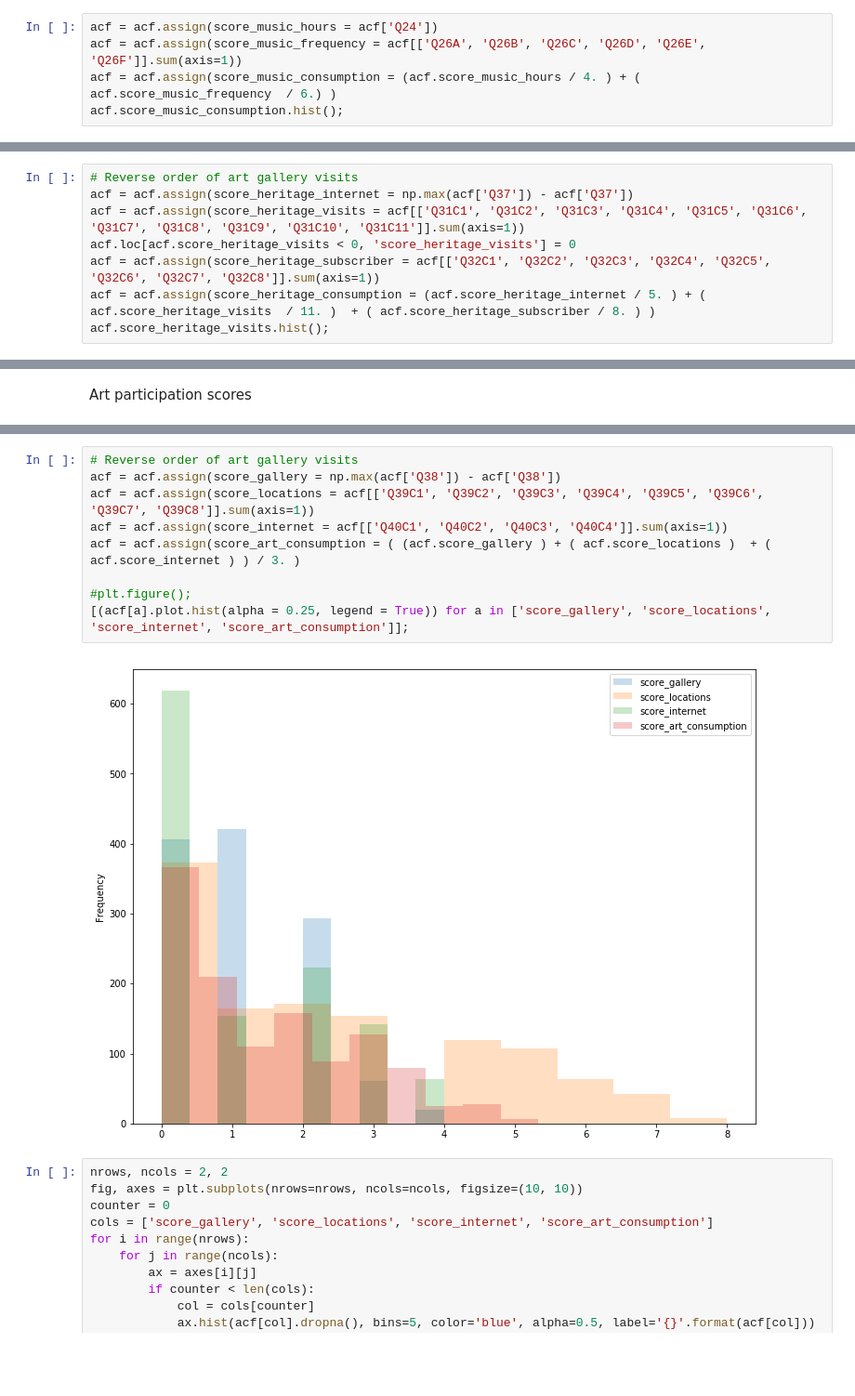
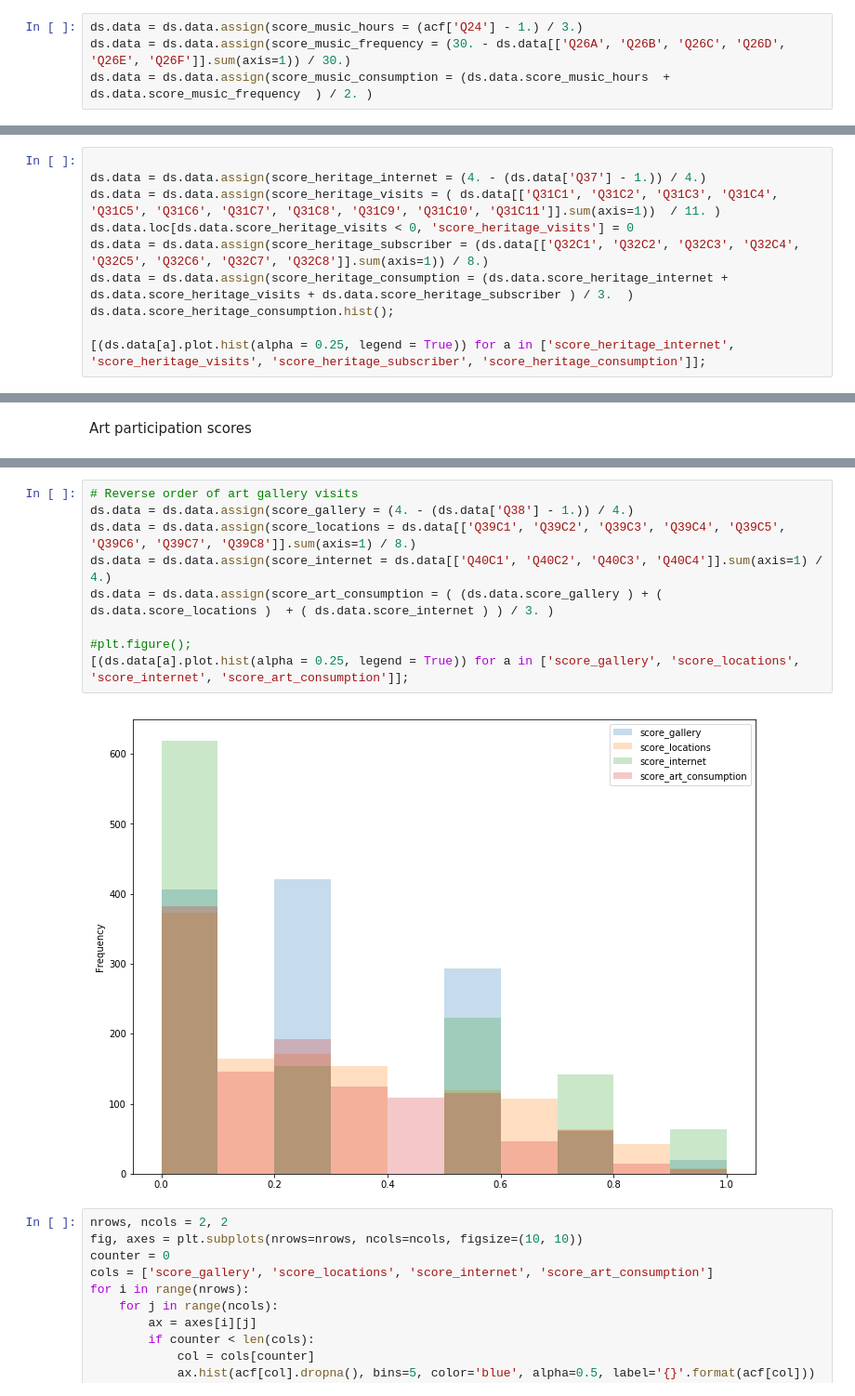
Before and after one commit to liammagee/data-analytics, a Jupyter notebook: ACF.ipynb, the cells around one changed output, grey strips where cells are left out. Shown at 93% size. Cells and saved outputs as stored; diff of their text form; blank space fills up the shorter version.

```diff
--- a/ACF.ipynb
+++ b/ACF.ipynb
@@ -50,7 +52,6 @@ acf = ds.data
 # %% [markdown]
 Music participation scores
 # %%
-acf = acf.assign(score_music_hours = acf['Q24'])
-acf = acf.assign(score_music_frequency = acf[['Q26A', 'Q26B', 'Q26C', 'Q26D', 'Q26E', 'Q26F']].sum(axis=1))
-acf = acf.assign(score_music_consumption = (acf.score_music_hours / 4. ) + ( acf.score_music_frequency  / 6.) )
-acf.score_music_consumption.hist();
+ds.data = ds.data.assign(score_music_hours = (acf['Q24'] - 1.) / 3.)
+ds.data = ds.data.assign(score_music_frequency = (30. - ds.data[['Q26A', 'Q26B', 'Q26C', 'Q26D', 'Q26E', 'Q26F']].sum(axis=1)) / 30.)
+ds.data = ds.data.assign(score_music_consumption = (ds.data.score_music_hours  + ds.data.score_music_frequency  ) / 2. )
@@ -81,9 +82,11 @@ Heritage participation scores
 # %%
-# Reverse order of art gallery visits
-acf = acf.assign(score_heritage_internet = np.max(acf['Q37']) - acf['Q37'])
-acf = acf.assign(score_heritage_visits = acf[['Q31C1', 'Q31C2', 'Q31C3', 'Q31C4', 'Q31C5', 'Q31C6', 'Q31C7', 'Q31C8', 'Q31C9', 'Q31C10', 'Q31C11']].sum(axis=1))
-acf.loc[acf.score_heritage_visits < 0, 'score_heritage_visits'] = 0
-acf = acf.assign(score_heritage_subscriber = acf[['Q32C1', 'Q32C2', 'Q32C3', 'Q32C4', 'Q32C5', 'Q32C6', 'Q32C7', 'Q32C8']].sum(axis=1))
-acf = acf.assign(score_heritage_consumption = (acf.score_heritage_internet / 5. ) + ( acf.score_heritage_visits  / 11. )  + ( acf.score_heritage_subscriber / 8. ) )
-acf.score_heritage_visits.hist();
+
+ds.data = ds.data.assign(score_heritage_internet = (4. - (ds.data['Q37'] - 1.)) / 4.)
+ds.data = ds.data.assign(score_heritage_visits = ( ds.data[['Q31C1', 'Q31C2', 'Q31C3', 'Q31C4', 'Q31C5', 'Q31C6', 'Q31C7', 'Q31C8', 'Q31C9', 'Q31C10', 'Q31C11']].sum(axis=1))  / 11. )
+ds.data.loc[ds.data.score_heritage_visits < 0, 'score_heritage_visits'] = 0
+ds.data = ds.data.assign(score_heritage_subscriber = (ds.data[['Q32C1', 'Q32C2', 'Q32C3', 'Q32C4', 'Q32C5', 'Q32C6', 'Q32C7', 'Q32C8']].sum(axis=1)) / 8.)
+ds.data = ds.data.assign(score_heritage_consumption = (ds.data.score_heritage_internet + ds.data.score_heritage_visits + ds.data.score_heritage_subscriber ) / 3.  )
+ds.data.score_heritage_consumption.hist();
+
+[(ds.data[a].plot.hist(alpha = 0.25, legend = True)) for a in ['score_heritage_internet', 'score_heritage_visits', 'score_heritage_subscriber', 'score_heritage_consumption']];
 # %% [output]
@@ -93,14 +102,14 @@ Art participation scores
 # %%
 # Reverse order of art gallery visits
-acf = acf.assign(score_gallery = np.max(acf['Q38']) - acf['Q38'])
-acf = acf.assign(score_locations = acf[['Q39C1', 'Q39C2', 'Q39C3', 'Q39C4', 'Q39C5', 'Q39C6', 'Q39C7', 'Q39C8']].sum(axis=1))
-acf = acf.assign(score_internet = acf[['Q40C1', 'Q40C2', 'Q40C3', 'Q40C4']].sum(axis=1))
-acf = acf.assign(score_art_consumption = ( (acf.score_gallery ) + ( acf.score_locations )  + ( acf.score_internet ) ) / 3. )
+ds.data = ds.data.assign(score_gallery = (4. - (ds.data['Q38'] - 1.)) / 4.)
+ds.data = ds.data.assign(score_locations = ds.data[['Q39C1', 'Q39C2', 'Q39C3', 'Q39C4', 'Q39C5', 'Q39C6', 'Q39C7', 'Q39C8']].sum(axis=1) / 8.)
+ds.data = ds.data.assign(score_internet = ds.data[['Q40C1', 'Q40C2', 'Q40C3', 'Q40C4']].sum(axis=1) / 4.)
+ds.data = ds.data.assign(score_art_consumption = ( (ds.data.score_gallery ) + ( ds.data.score_locations )  + ( ds.data.score_internet ) ) / 3. )
 
 #plt.figure();
-[(acf[a].plot.hist(alpha = 0.25, legend = True)) for a in ['score_gallery', 'score_locations', 'score_internet', 'score_art_consumption']];
+[(ds.data[a].plot.hist(alpha = 0.25, legend = True)) for a in ['score_gallery', 'score_locations', 'score_internet', 'score_art_consumption']];
 # %% [output]
-[figure, old version]
+[figure, new version]
 # %%
 nrows, ncols = 2, 2
 fig, axes = plt.subplots(nrows=nrows, ncols=ncols, figsize=(10, 10))
```
Also changed, not shown: parts of 10 cells of this notebook, 2 other files.
